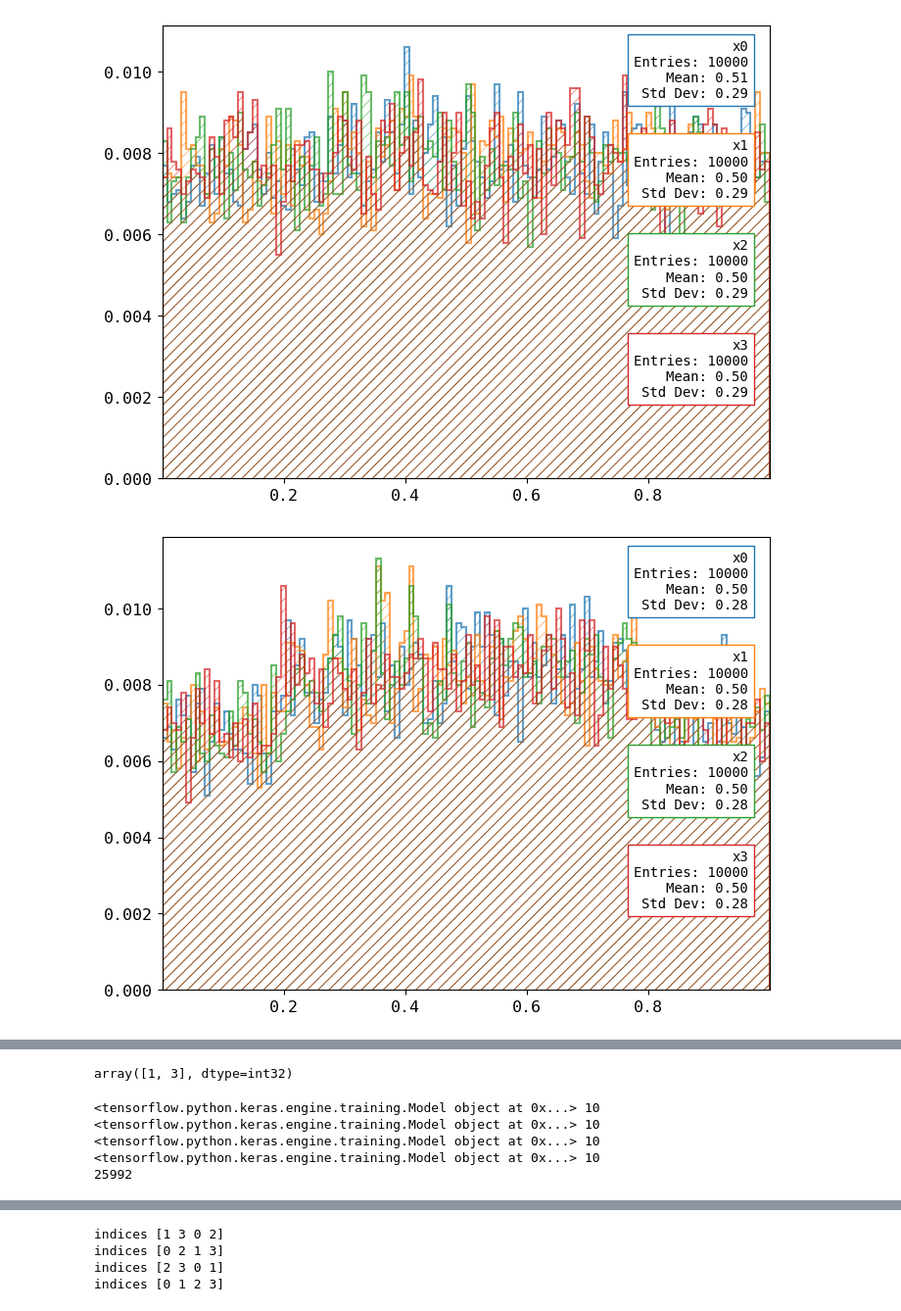
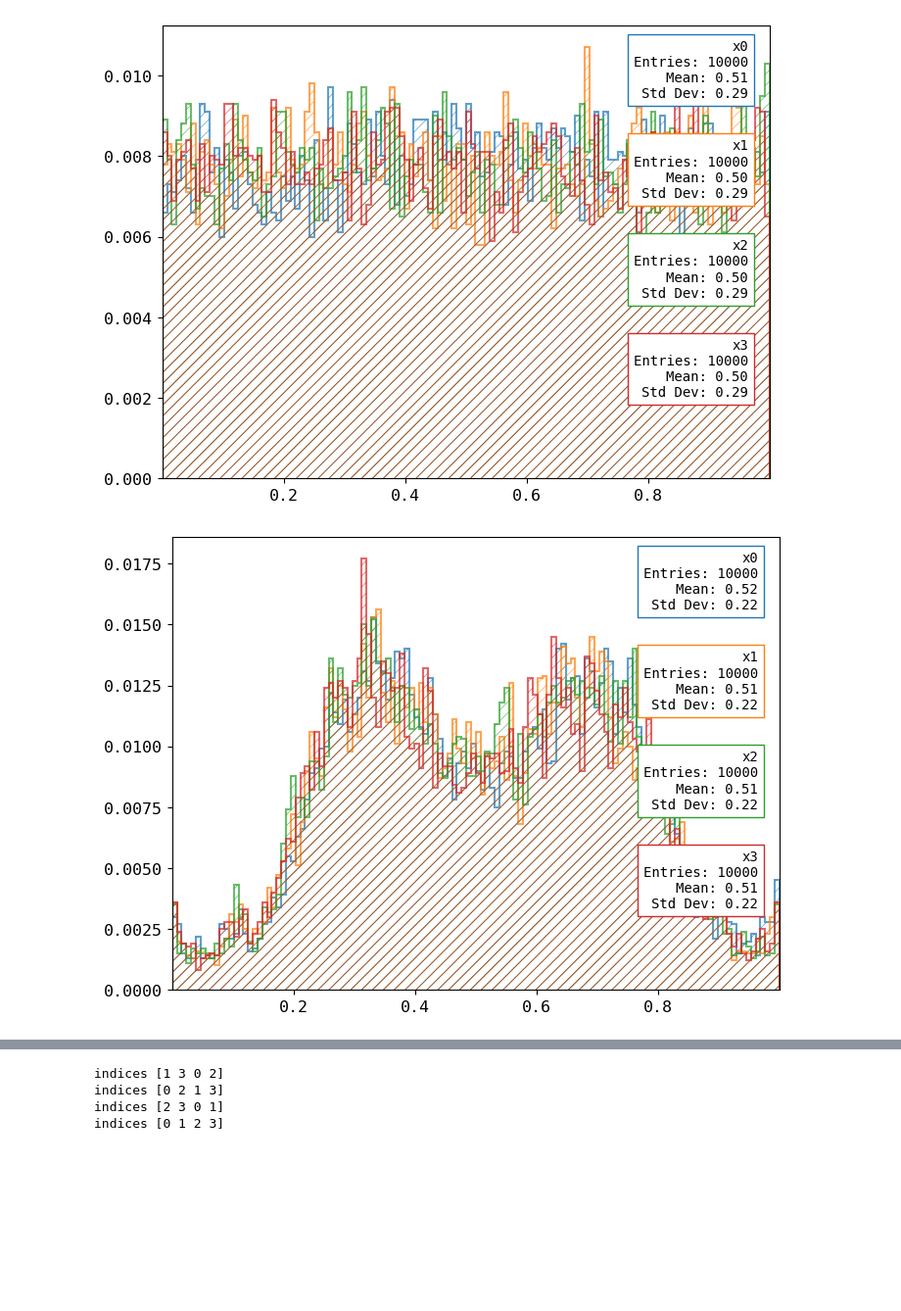
Before and after one commit to nVentis/MEM_HEP, a Jupyter notebook: notebooks/iflow_testing.ipynb, the cells around one changed output, grey strips where cells are left out. Shown at 98% size. Drawn from its saved outputs; the diff is of its cells as text; code cells hidden in the pictures; blank space fills up the shorter version.

```diff
--- a/notebooks/iflow_testing.ipynb
+++ b/notebooks/iflow_testing.ipynb
@@ -349,7 +332,7 @@ def build_iflow(func, ndims, debug=debug):
 
     return integrate
 
-def train_iflow(integrate, ptspepoch, epochs, test_callback=None):
+def train_iflow(integrate, ptspepoch, epochs, test_callback=None, test_callback_freq:int=50):
     """ Run the iflow integrator
 
     Args:
@@ -376,8 +359,8 @@ def train_iflow(integrate, ptspepoch, epochs, test_callback=None):
                                                                      integral, error,
                                                                      current_precision))
 
-            if test_callback is not None:
-                test_callback(integrate)
+        if epoch % test_callback_freq == 0 and test_callback is not None:
+            test_callback(integrate)
 
     return means, stddevs, losses
 
@@ -484,4 +467,4 @@ indices [0 1 2 3]
 # %%
-means, stddevs, losses = train_iflow(integrate, 5000, 300, plot_proposal)
+means, stddevs, losses = train_iflow(integrate, 5000, 500, plot_proposal, test_callback_freq=50)
 #plot_proposal(integrate)
 # %% [output]
@@ -506,2 +488,2 @@ indices [0 1 2 3]
-[figure, old version]
+[figure, new version]
-[figure, old version]
+[figure, new version]
@@ -516,4 +497,0 @@ indices [0 1 2 3]
-# %%
-integrate.dist.bijector.bijectors[3].identity_features.numpy()
-# %% [output]
-array([1, 3], dtype=int32)
@@ -557,11 +498,3 @@ def export_to_torch(integrate):
-# %%
-np.save('/afs/desy.de/user/b/bliewert/public/MarlinWorkdirs/MEM_HEP/analysis/nis/model_params_tfp.npy', export_to_torch(integrate), allow_pickle=True)
-# %% [output]
-<tensorflow.python.keras.engine.training.Model object at 0x...> 10
-<tensorflow.python.keras.engine.training.Model object at 0x...> 10
-<tensorflow.python.keras.engine.training.Model object at 0x...> 10
-<tensorflow.python.keras.engine.training.Model object at 0x...> 10
-25992
 # %%
 from analysis.plot_matplotlib import get_colorpalette
 
```
Also changed, not shown: parts of 7 cells of this notebook.
